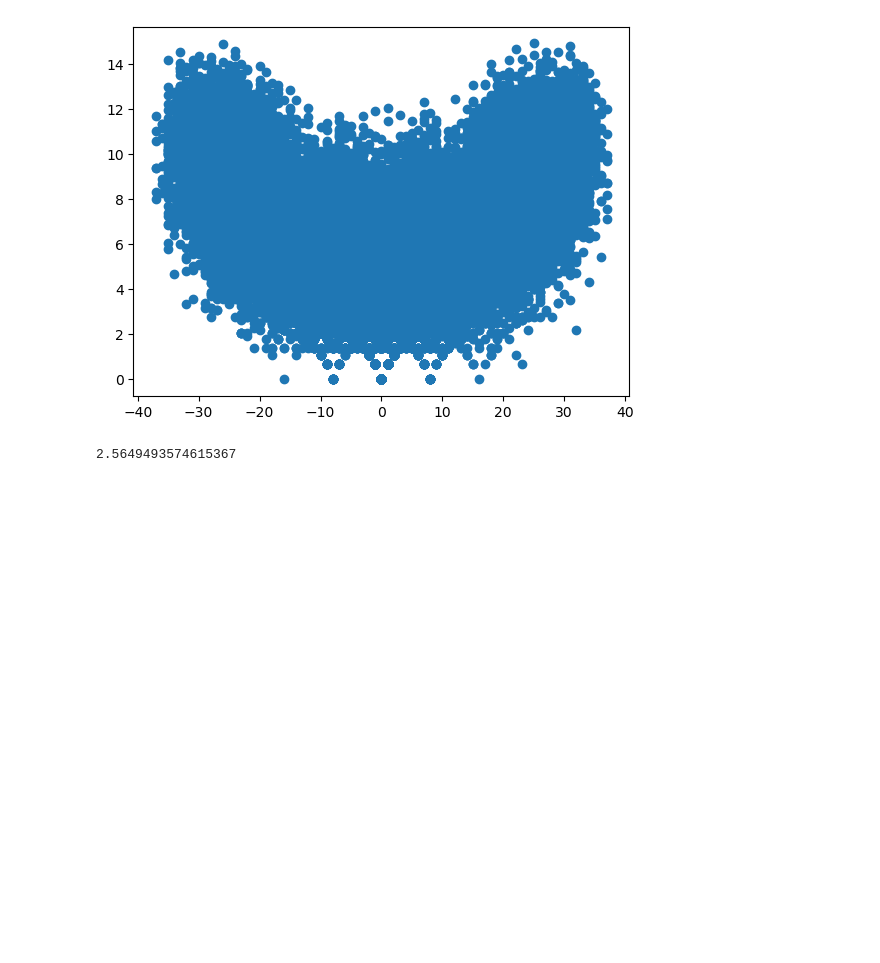
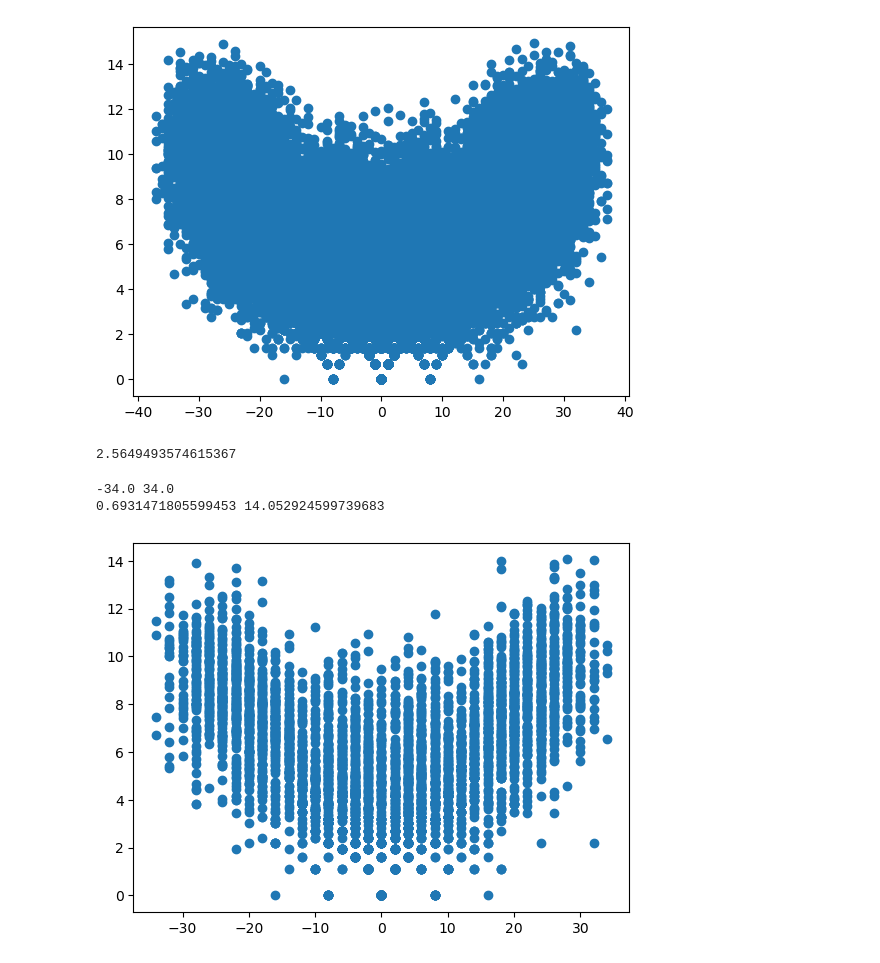
Before and after one commit to ndriggs/conditional-link-generation, a Jupyter notebook: src/link_generation/predicting_signature/plotting_predictions.ipynb, the cells around one changed output. Saved outputs shown, nothing was run; the diff lists cells and outputs as text; code cells hidden in the pictures; blank space fills up the shorter version.

Commit message:
plotting knot signatures and determinants

```diff
--- a/src/link_generation/predicting_signature/plotting_predictions.ipynb
+++ b/src/link_generation/predicting_signature/plotting_predictions.ipynb
@@ -72,3 +72,7 @@ import matplotlib.pyplot as plt
 # %%
 sig = np.load('y_train.npy')
 det = np.load('det_train.npy')
+# %%
+import json
+with open('train_braids.txt', 'r') as f :
+    braids = json.load(f)
@@ -86,3 +96,20 @@ B = BraidGroup(7)
 np.log1p(Link(B(word)).determinant())
 # %% [output]
 2.5649493574615367
+# %%
+idx = []
+B = BraidGroup(7)
+for i, braid in enumerate(braids) :
+    if Link(B([Integer(sig) for sig in braid])).is_knot() :
+        idx.append(i)
+# %%
+print(np.min(sig[idx]), np.max(sig[idx]))
+print(np.min(np.log1p(det[idx])), np.max(np.log1p(det[idx])))
+# %% [output]
+-34.0 34.0
+0.6931471805599453 14.052924599739683
+# %%
+plt.scatter(sig[idx], np.log(det[idx]))
+plt.show()
+# %% [output]
+[figure, added]
```
Also changed, not shown: parts of 3 cells of this notebook.
